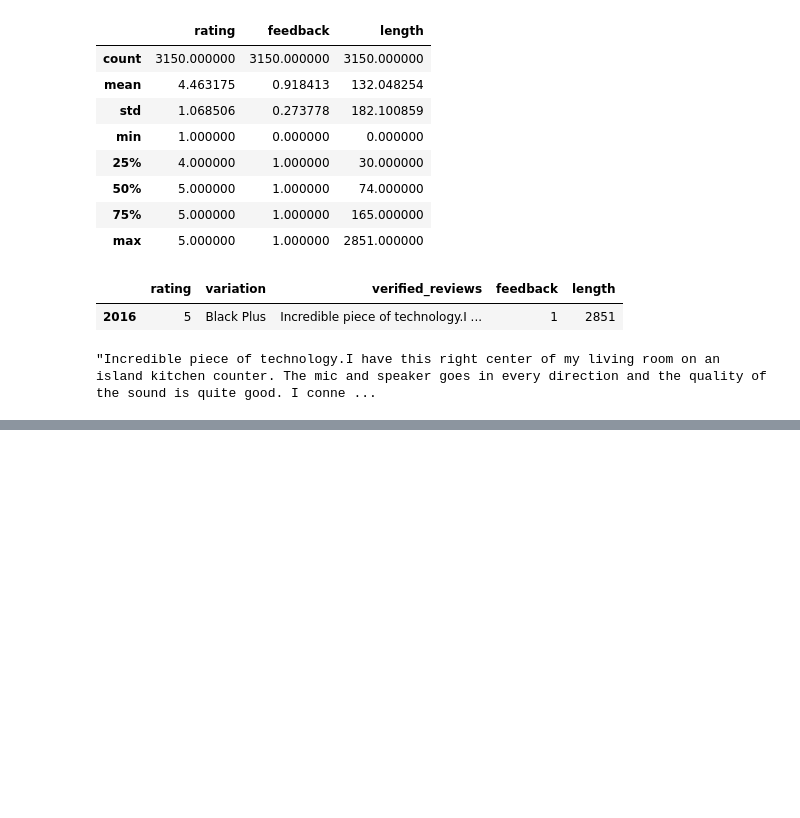
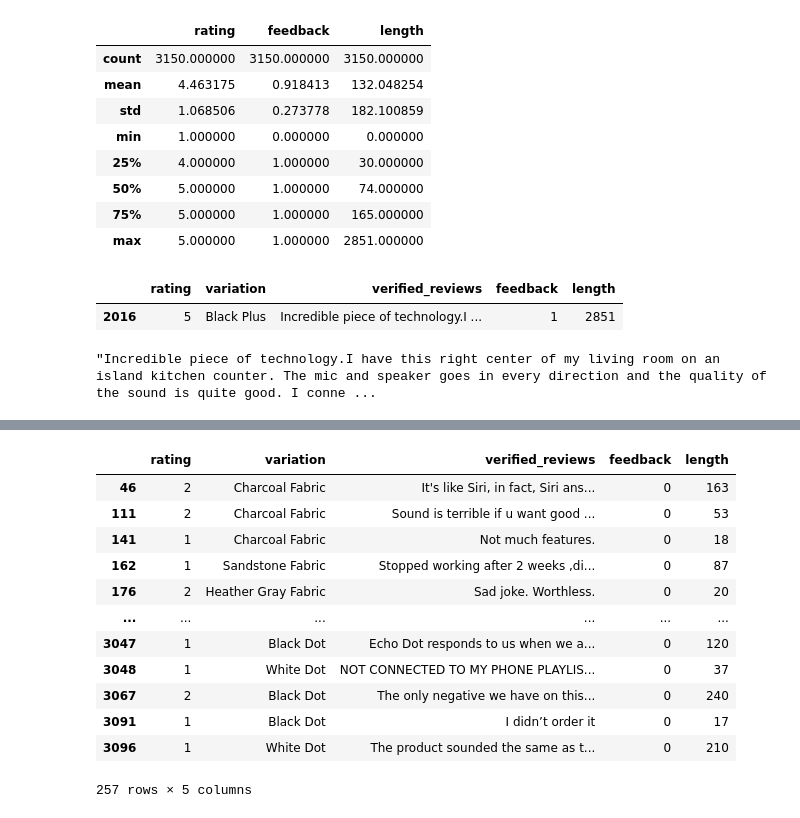
Before and after one commit to Arei1997/Amazon-Reviews, a Jupyter notebook: Amazon.ipynb, the cells around one changed output, grey strips where cells are left out. Drawn from its saved outputs; the diff is of its cells as text; code cells hidden in the pictures; blank space fills up the shorter version.

```diff
--- a/Amazon.ipynb
+++ b/Amazon.ipynb
@@ -202,0 +232,19 @@ SyntaxError: incomplete input (465090148.py, line 6)
+# %%
+# Obtain only the negative reviews
+
+negative = reviews_df[reviews_df['feedback']   ==  0]
+negative
+# %% [output]
+|  | rating | variation | verified_reviews | feedback | length |
+| 46 | 2 | Charcoal Fabric | It's like Siri, in fact, Siri ans... | 0 | 163 |
+| 111 | 2 | Charcoal Fabric | Sound is terrible if u want good ... | 0 | 53 |
+| 141 | 1 | Charcoal Fabric | Not much features. | 0 | 18 |
+| 162 | 1 | Sandstone Fabric | Stopped working after 2 weeks ,di... | 0 | 87 |
+| 176 | 2 | Heather Gray Fabric | Sad joke. Worthless. | 0 | 20 |
+| ... | ... | ... | ... | ... | ... |
+| 3047 | 1 | Black Dot | Echo Dot responds to us when we a... | 0 | 120 |
+| 3048 | 1 | White Dot | NOT CONNECTED TO MY PHONE PLAYLIS... | 0 | 37 |
+| 3067 | 2 | Black Dot | The only negative we have on this... | 0 | 240 |
+| 3091 | 1 | Black Dot | I didn’t order it | 0 | 17 |
+| 3096 | 1 | White Dot | The product sounded the same as t... | 0 | 210 |
+257 rows × 5 columns
```
Also changed, not shown: parts of 9 cells of this notebook.
